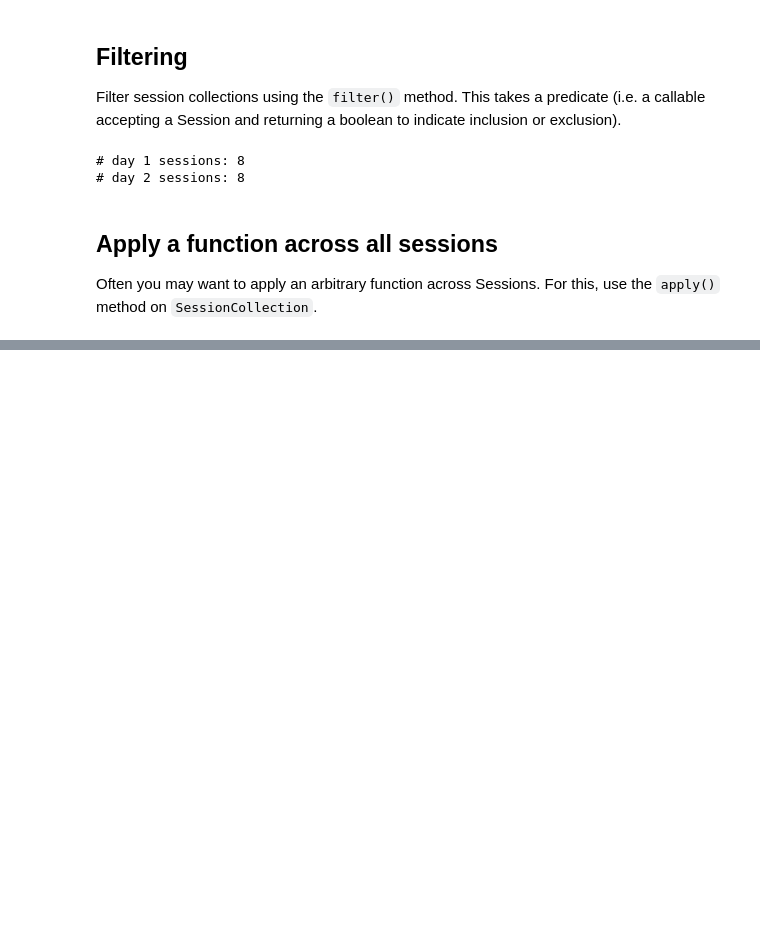
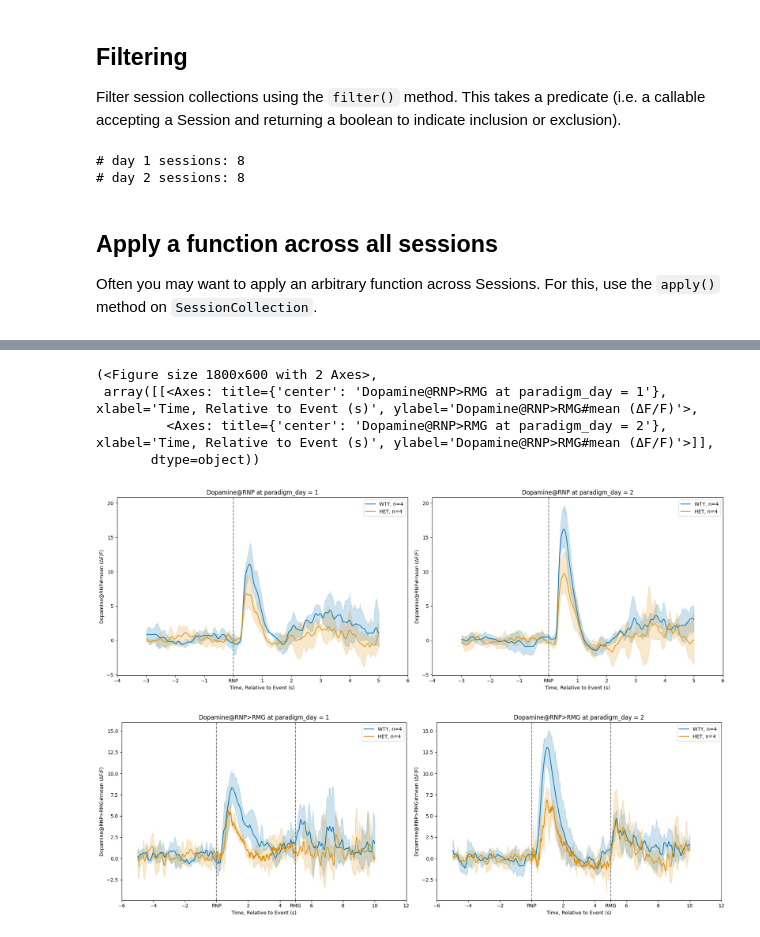
Before and after one commit to tischfieldlab/fptools, a Jupyter notebook: notebooks/01_Data_Loading.ipynb, the cells around one changed output, grey strips where cells are left out. Saved outputs shown, nothing was run; the diff lists cells and outputs as text; code cells hidden in the pictures; blank space fills up the shorter version.

Commit message:
add signal collection and plotting example

```diff
--- a/notebooks/01_Data_Loading.ipynb
+++ b/notebooks/01_Data_Loading.ipynb
@@ -223,0 +279,10 @@ metadata columns:  ['snip_channel', 'start_date', 'utc_stop_time', 'notes', 'utc
+# %%
+sig_catplot(sessions, 'Dopamine@RNP', col='paradigm_day', hue='genotype', hue_order=['WTY', 'HET'])
+sig_catplot(sessions, 'Dopamine@RNP>RMG', col='paradigm_day', hue='genotype', hue_order=['WTY', 'HET'])
+# %% [output]
+(<Figure size 1800x600 with 2 Axes>,
+ array([[<Axes: title={'center': 'Dopamine@RNP>RMG at paradigm_day = 1'}, xlabel='Time, Relative to Event (s)', ylabel='Dopamine@RNP>RMG#mean (ΔF/F)'>,
+         <Axes: title={'center': 'Dopamine@RNP>RMG at paradigm_day = 2'}, xlabel='Time, Relative to Event (s)', ylabel='Dopamine@RNP>RMG#mean (ΔF/F)'>]],
+       dtype=object))
+[figure, added]
+[figure, added]
```
Also changed, not shown: parts of 9 cells of this notebook.
